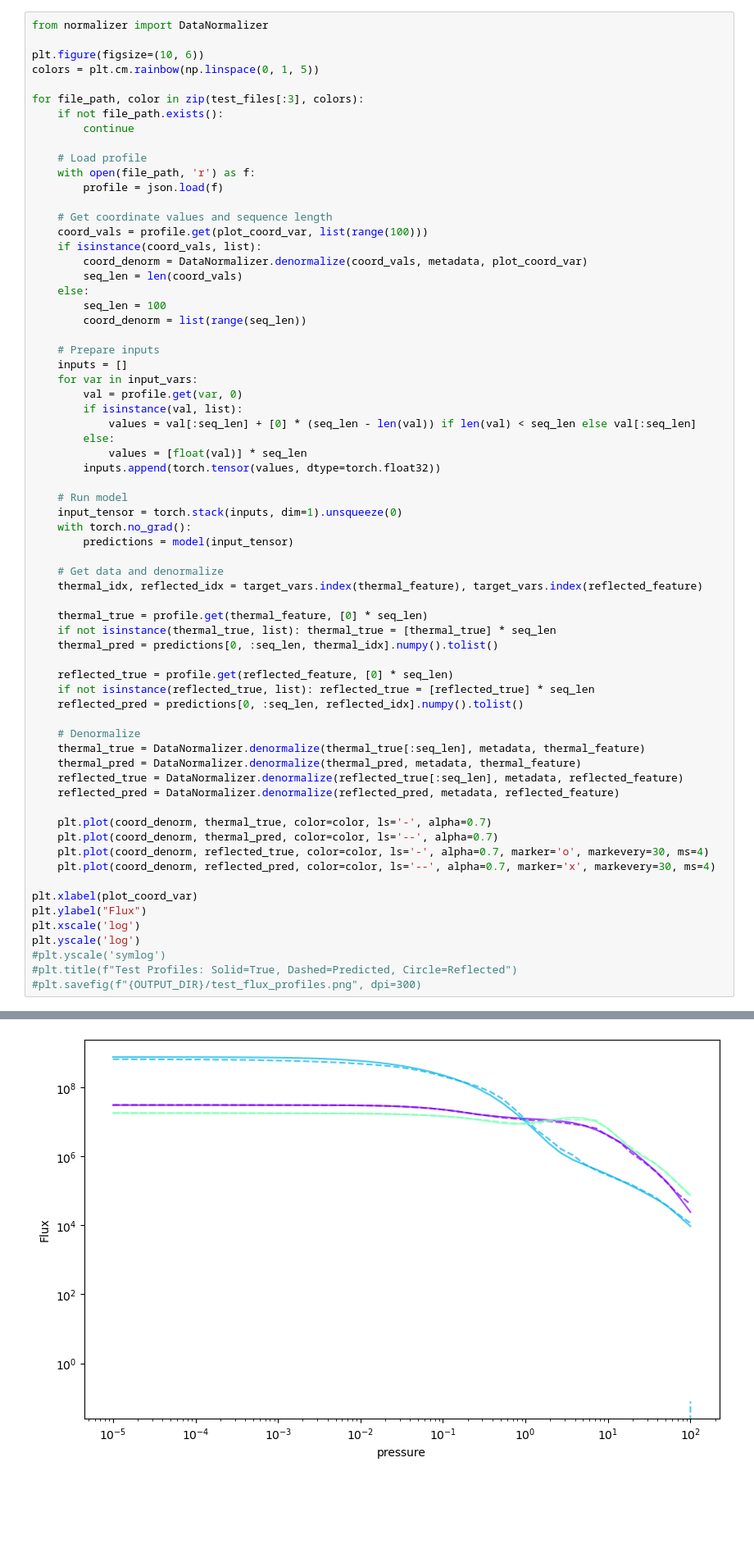
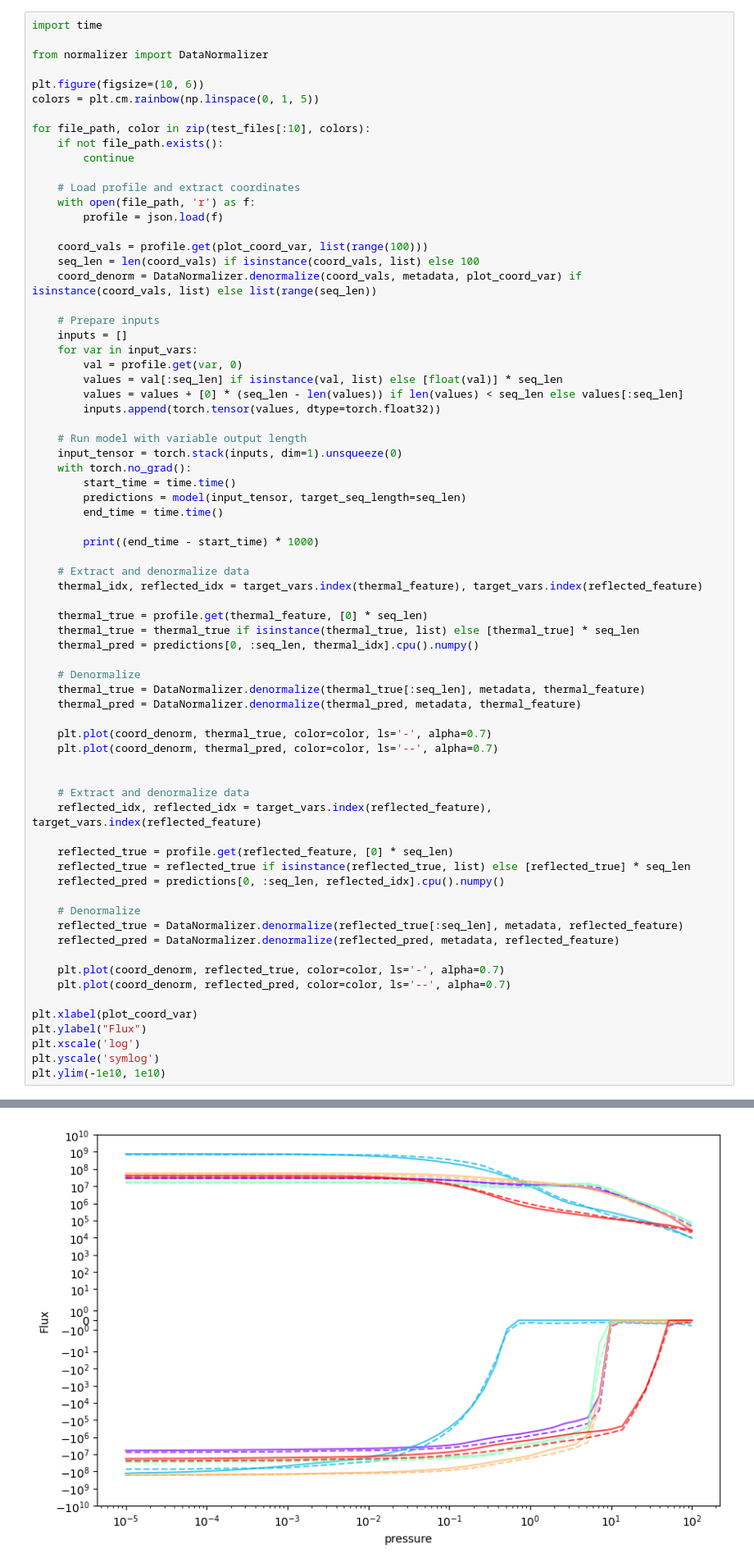
Before and after one commit to imalsky/Emulator, a Jupyter notebook: jupyter_notebooks/plotting.ipynb, the cells around one changed output, grey strips where cells are left out. Shown at 82% size. Saved outputs shown, nothing was run; the diff lists cells and outputs as text; blank space fills up the shorter version.

```diff
--- a/jupyter_notebooks/plotting.ipynb
+++ b/jupyter_notebooks/plotting.ipynb
@@ -47,70 +47,74 @@ except FileNotFoundError:
     test_files = [Path(f) for f in glob.glob(f"{TEST_DATA_PATH}/*.json")
                   if Path(f).name != "normalization_metadata.json"]
 # %%
+import time
+
 from normalizer import DataNormalizer
 
 plt.figure(figsize=(10, 6))
 colors = plt.cm.rainbow(np.linspace(0, 1, 5))
 
-for file_path, color in zip(test_files[:3], colors):
+for file_path, color in zip(test_files[:10], colors):
     if not file_path.exists():
         continue
 
-    # Load profile
+    # Load profile and extract coordinates
     with open(file_path, 'r') as f:
         profile = json.load(f)
 
-    # Get coordinate values and sequence length
     coord_vals = profile.get(plot_coord_var, list(range(100)))
-    if isinstance(coord_vals, list):
-        coord_denorm = DataNormalizer.denormalize(coord_vals, metadata, plot_coord_var)
-        seq_len = len(coord_vals)
-    else:
-        seq_len = 100
-        coord_denorm = list(range(seq_len))
+    seq_len = len(coord_vals) if isinstance(coord_vals, list) else 100
+    coord_denorm = DataNormalizer.denormalize(coord_vals, metadata, plot_coord_var) if isinstance(coord_vals, list) else list(range(seq_len))
 
     # Prepare inputs
     inputs = []
     for var in input_vars:
         val = profile.get(var, 0)
-        if isinstance(val, list):
-            values = val[:seq_len] + [0] * (seq_len - len(val)) if len(val) < seq_len else val[:seq_len]
-        else:
-            values = [float(val)] * seq_len
+        values = val[:seq_len] if isinstance(val, list) else [float(val)] * seq_len
+        values = values + [0] * (seq_len - len(values)) if len(values) < seq_len else values[:seq_len]
         inputs.append(torch.tensor(values, dtype=torch.float32))
 
-    # Run model
+    # Run model with variable output length
     input_tensor = torch.stack(inputs, dim=1).unsqueeze(0)
     with torch.no_grad():
-        predictions = model(input_tensor)
+        start_time = time.time()
+        predictions = model(input_tensor, target_seq_length=seq_len)
+        end_time = time.time()
 
-    # Get data and denormalize
+        print((end_time - start_time) * 1000)
+
+    # Extract and denormalize data
     thermal_idx, reflected_idx = target_vars.index(thermal_feature), target_vars.index(reflected_feature)
 
     thermal_true = profile.get(thermal_feature, [0] * seq_len)
-    if not isinstance(thermal_true, list): thermal_true = [thermal_true] * seq_len
-    thermal_pred = predictions[0, :seq_len, thermal_idx].numpy().tolist()
-
-    reflected_true = profile.get(reflected_feature, [0] * seq_len)
-    if not isinstance(reflected_true, list): reflected_true = [reflected_true] * seq_len
-    reflected_pred = predictions[0, :seq_len, reflected_idx].numpy().tolist()
+    thermal_true = thermal_true if isinstance(thermal_true, list) else [thermal_true] * seq_len
+    thermal_pred = predictions[0, :seq_len, thermal_idx].cpu().numpy()
 
     # Denormalize
     thermal_true = DataNormalizer.denormalize(thermal_true[:seq_len], metadata, thermal_feature)
     thermal_pred = DataNormalizer.denormalize(thermal_pred, metadata, thermal_feature)
+
+    plt.plot(coord_denorm, thermal_true, color=color, ls='-', alpha=0.7)
+    plt.plot(coord_denorm, thermal_pred, color=color, ls='--', alpha=0.7)
+
+
+    # Extract and denormalize data
+    reflected_idx, reflected_idx = target_vars.index(reflected_feature), target_vars.index(reflected_feature)
+
+    reflected_true = profile.get(reflected_feature, [0] * seq_len)
+    reflected_true = reflected_true if isinstance(reflected_true, list) else [reflected_true] * seq_len
+    reflected_pred = predictions[0, :seq_len, reflected_idx].cpu().numpy()
+
+    # Denormalize
     reflected_true = DataNormalizer.denormalize(reflected_true[:seq_len], metadata, reflected_feature)
     reflected_pred = DataNormalizer.denormalize(reflected_pred, metadata, reflected_feature)
 
-    plt.plot(coord_denorm, thermal_true, color=color, ls='-', alpha=0.7)
-    plt.plot(coord_denorm, thermal_pred, color=color, ls='--', alpha=0.7)
-    plt.plot(coord_denorm, reflected_true, color=color, ls='-', alpha=0.7, marker='o', markevery=30, ms=4)
-    plt.plot(coord_denorm, reflected_pred, color=color, ls='--', alpha=0.7, marker='x', markevery=30, ms=4)
+    plt.plot(coord_denorm, reflected_true, color=color, ls='-', alpha=0.7)
+    plt.plot(coord_denorm, reflected_pred, color=color, ls='--', alpha=0.7)
 
 plt.xlabel(plot_coord_var)
 plt.ylabel("Flux")
 plt.xscale('log')
-plt.yscale('log')
-#plt.yscale('symlog')
-#plt.title(f"Test Profiles: Solid=True, Dashed=Predicted, Circle=Reflected")
-#plt.savefig(f"{OUTPUT_DIR}/test_flux_profiles.png", dpi=300)
+plt.yscale('symlog')
+plt.ylim(-1e10, 1e10)
 # %% [output]
@@ -117 +127 @@ plt.yscale('log')
-[figure, old version]
+[figure, new version]
```
Also changed, not shown: parts of 2 cells of this notebook, 6 other files.
